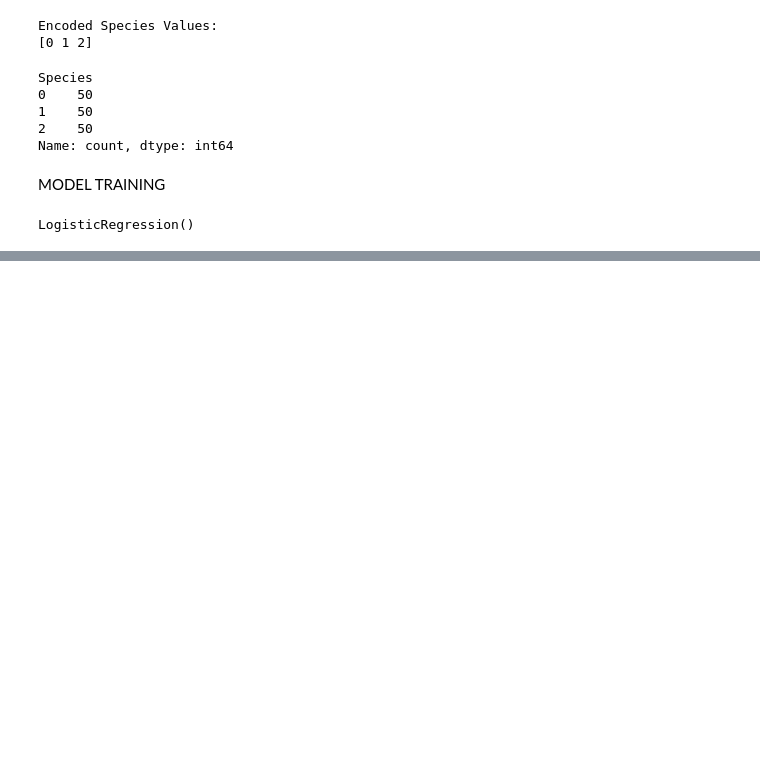
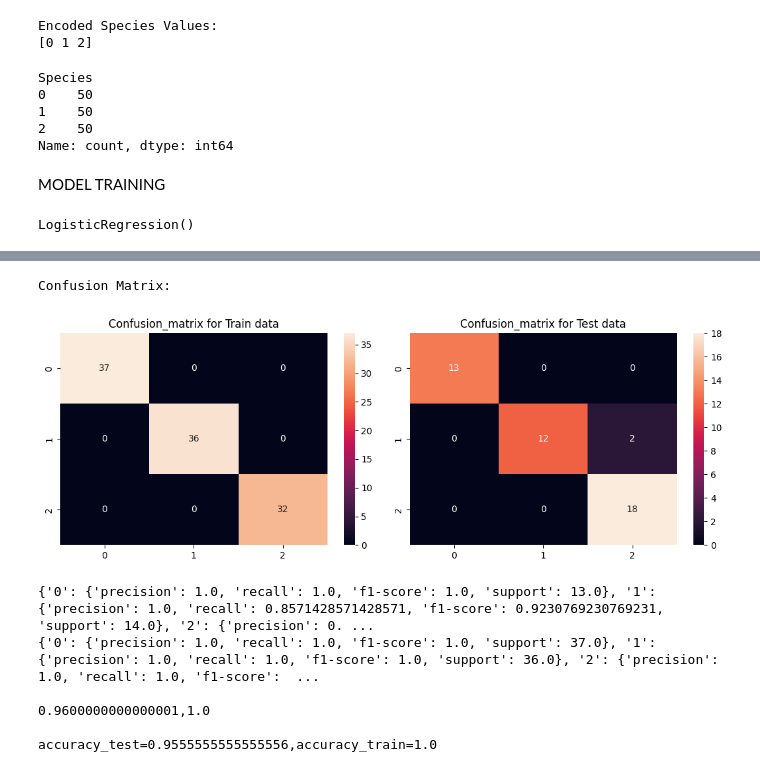
Before and after one commit to rharshavardhanan/IRIS-FLOWER-CLASSIFICATION, a Jupyter notebook: test1.ipynb, the cells around one changed output, grey strips where cells are left out. Cells and saved outputs as stored; diff of their text form; code cells hidden in the pictures; blank space fills up the shorter version.

Commit message:
decision tree and random forest classifier models were used

```diff
--- a/test1.ipynb
+++ b/test1.ipynb
@@ -307,0 +311,15 @@ Confusion Matrix:
+# %%
+from sklearn.tree import DecisionTreeClassifier
+from sklearn.ensemble import RandomForestClassifier
+dt_model=DecisionTreeClassifier(random_state=40)
+rfc_model=RandomForestClassifier(random_state=0)
+evaluate(dt_model,x_train,x_test,y_train,y_test)
+# %% [output]
+Confusion Matrix:
+[figure, added]
+{'0': {'precision': 1.0, 'recall': 1.0, 'f1-score': 1.0, 'support': 13.0}, '1': {'precision': 1.0, 'recall': 0.8571428571428571, 'f1-score': 0.9230769230769231, 'support': 14.0}, '2': {'precision': 0. ...
+{'0': {'precision': 1.0, 'recall': 1.0, 'f1-score': 1.0, 'support': 37.0}, '1': {'precision': 1.0, 'recall': 1.0, 'f1-score': 1.0, 'support': 36.0}, '2': {'precision': 1.0, 'recall': 1.0, 'f1-score':  ...
+
+0.9600000000000001,1.0
+
+accuracy_test=0.9555555555555556,accuracy_train=1.0
```
Also changed, not shown: parts of 4 cells of this notebook.
